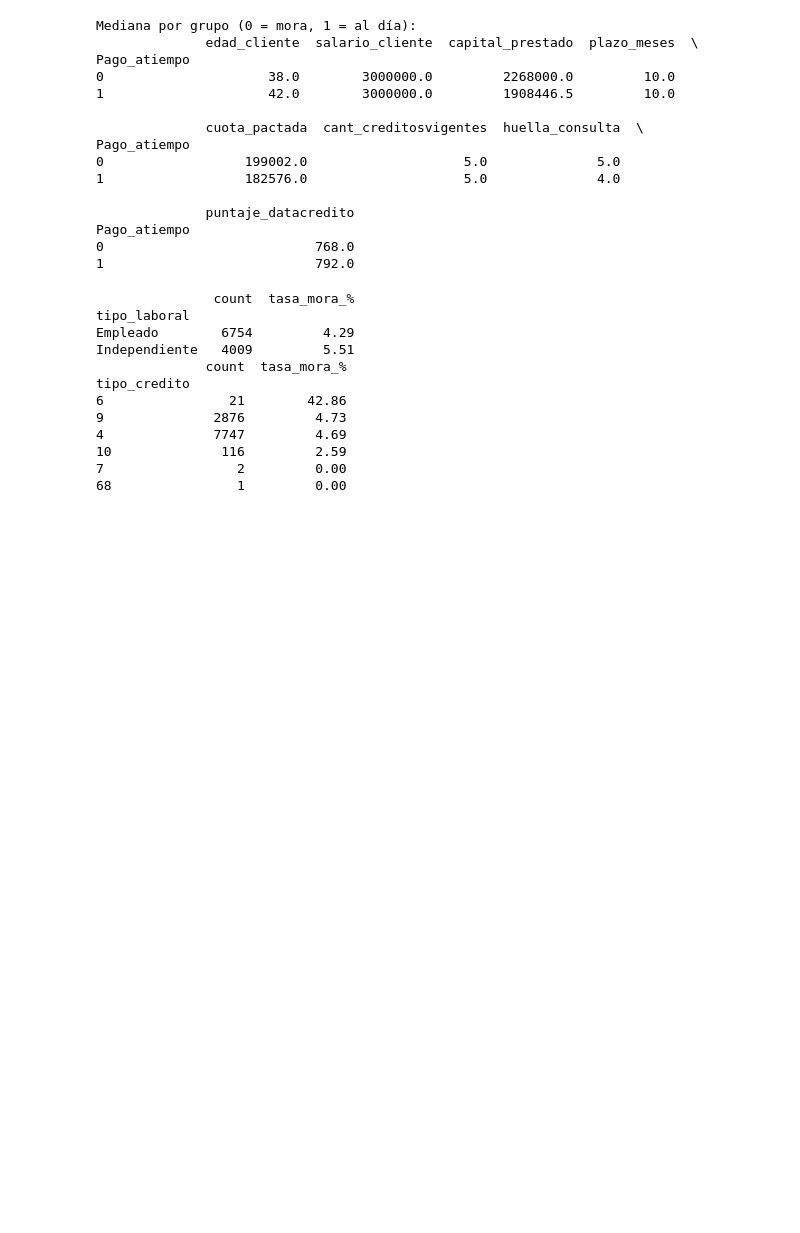
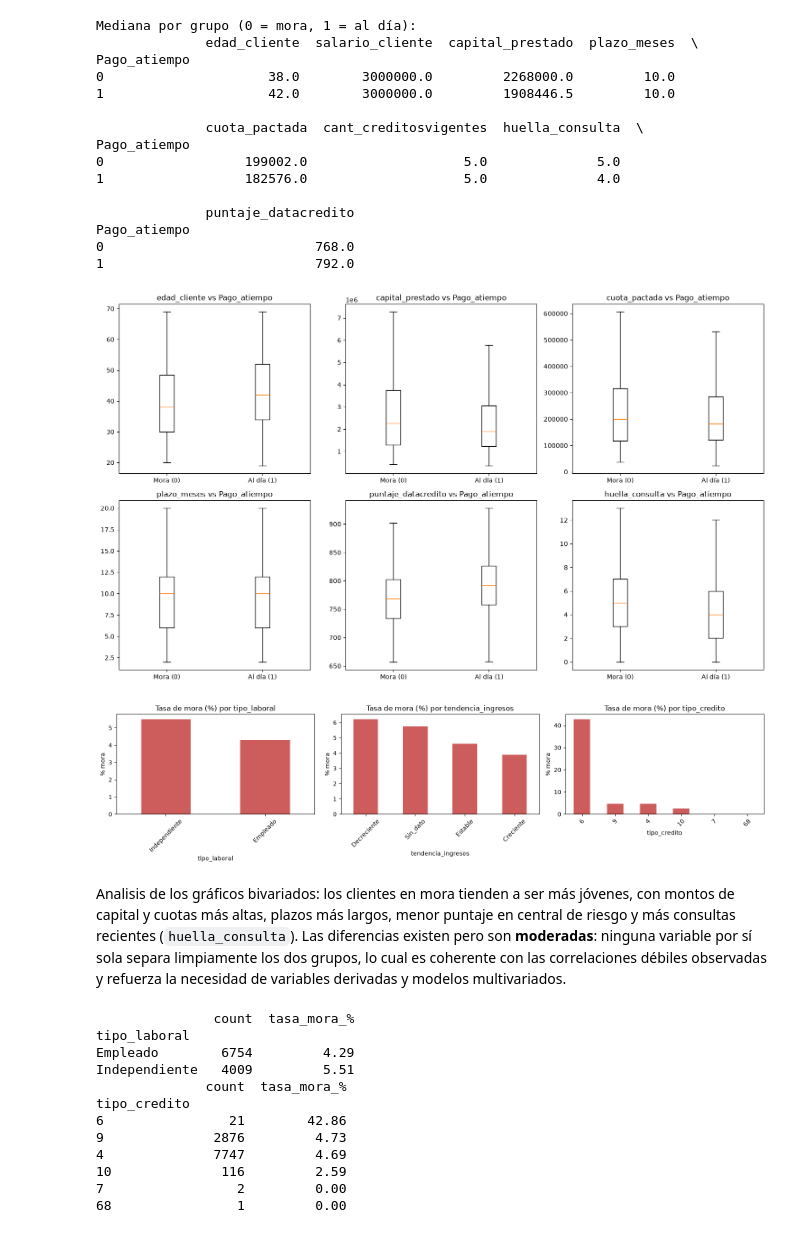
Before and after one commit to papiarcacamilo/MLOPS_CURSE, a Jupyter notebook: src/transformacion_eda.ipynb, the cells around one changed output. Cells and saved outputs as stored; diff of their text form; code cells hidden in the pictures; blank space fills up the shorter version.

```diff
--- a/src/transformacion_eda.ipynb
+++ b/src/transformacion_eda.ipynb
@@ -537,3 +614,33 @@ Pago_atiempo
+# %%
+# Gráficos bivariados: distribución de variables clave según la variable objetivo
+vars_biv = ['edad_cliente', 'capital_prestado', 'cuota_pactada', 'plazo_meses',
+            'puntaje_datacredito', 'huella_consulta']
+
+fig, axes = plt.subplots(2, 3, figsize=(15, 9))
+axes = axes.flatten()
+for i, col in enumerate(vars_biv):
+    datos = [df.loc[df['Pago_atiempo'] == 0, col].dropna(),
+             df.loc[df['Pago_atiempo'] == 1, col].dropna()]
+    axes[i].boxplot(datos, tick_labels=['Mora (0)', 'Al día (1)'], showfliers=False)
+    axes[i].set_title(f'{col} vs Pago_atiempo')
+plt.tight_layout()
+plt.show()
+
+# Tasa de mora por categoría (gráfico de barras)
+fig, axes = plt.subplots(1, 3, figsize=(16, 4))
+for ax, col in zip(axes, ['tipo_laboral', 'tendencia_ingresos', 'tipo_credito']):
+    tasa = (1 - df.groupby(col)['Pago_atiempo'].mean()) * 100
+    tasa.sort_values(ascending=False).plot(kind='bar', ax=ax, color='indianred')
+    ax.set_title(f'Tasa de mora (%) por {col}')
+    ax.set_ylabel('% mora')
+    ax.tick_params(axis='x', rotation=45)
+plt.tight_layout()
+plt.show()
+# %% [output]
+[figure, added]
+[figure, added]
+# %% [markdown]
+Analisis de los gráficos bivariados: los clientes en mora tienden a ser más jóvenes, con montos de capital y cuotas más altas, plazos más largos, menor puntaje en central de riesgo y más consultas recientes (`huella_consulta`). Las diferencias existen pero son **moderadas**: ninguna variable por sí sola separa limpiamente los dos grupos, lo cual es coherente con las correlaciones débiles observadas y refuerza la necesidad de variables derivadas y modelos multivariados.
 # %%
 # tasa de morosidad por segmento categorico
 tasa_laboral = df.groupby('tipo_laboral')['Pago_atiempo'].agg(['mean', 'count'])
```
Also changed, not shown: parts of 36 cells of this notebook, 1 other file.
